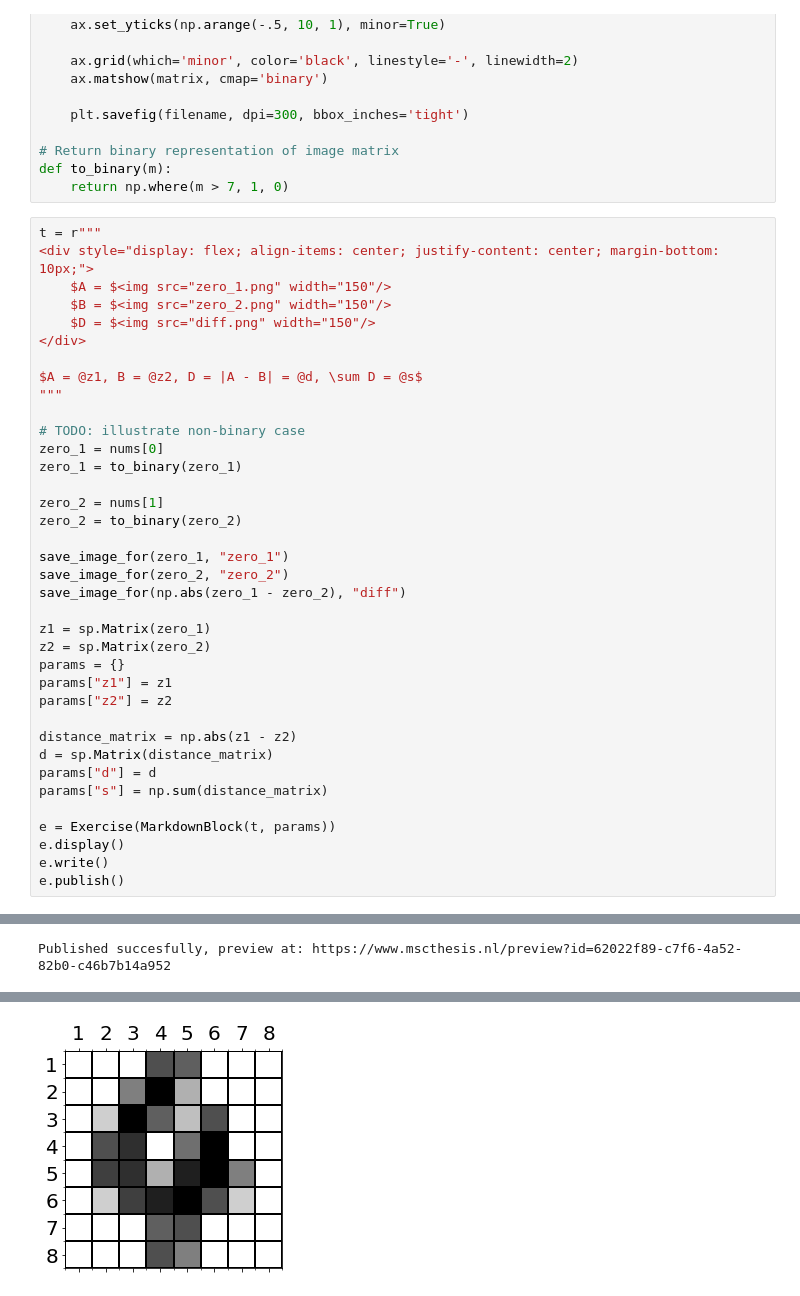
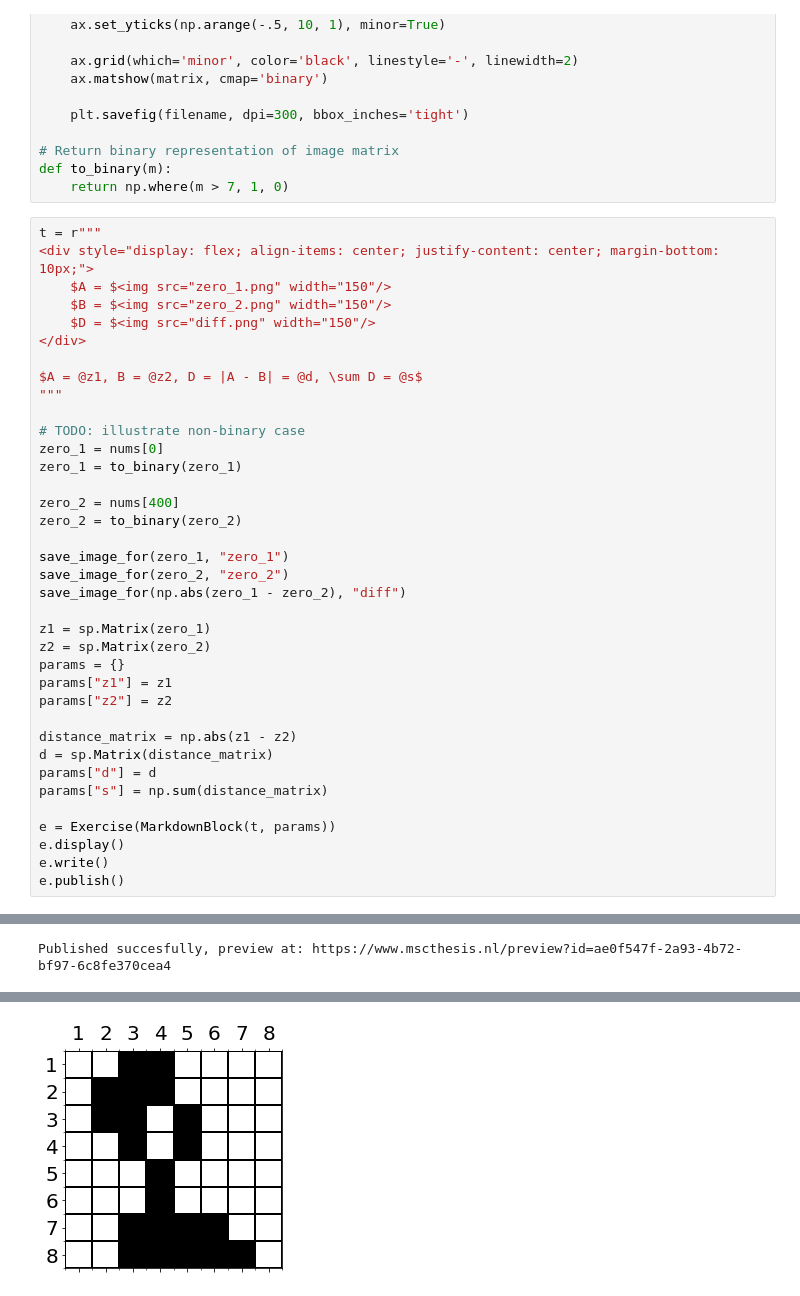
Before and after one commit to rkeulemans/exercise_public, a Jupyter notebook: focus_group_demo_complete.ipynb, the cells around one changed output, grey strips where cells are left out. Saved outputs shown, nothing was run; the diff lists cells and outputs as text.

```diff
--- a/focus_group_demo_complete.ipynb
+++ b/focus_group_demo_complete.ipynb
@@ -143,7 +143,7 @@ $A = @z1, B = @z2, D = |A - B| = @d, \sum D = @s$
 zero_1 = nums[0]
 zero_1 = to_binary(zero_1)
 
-zero_2 = nums[1]
+zero_2 = nums[400]
 zero_2 = to_binary(zero_2)
 
 save_image_for(zero_1, "zero_1")
@@ -167,4 +167,4 @@ e.write()
 e.publish()
 # %% [output]
 [interactive output not drawn]
-Published succesfully, preview at: https://www.mscthesis.nl/preview?id=62022f89-c7f6-4a52-82b0-c46b7b14a952
+Published succesfully, preview at: https://www.mscthesis.nl/preview?id=ae0f547f-2a93-4b72-bf97-6c8fe370cea4
@@ -172 +172 @@ Published succesfully, preview at: https://www.mscthesis.nl/preview?id=62022f89-
-[figure, old version]
+[figure, new version]
```
Also changed, not shown: parts of 1 cell of this notebook, 5 other files.
